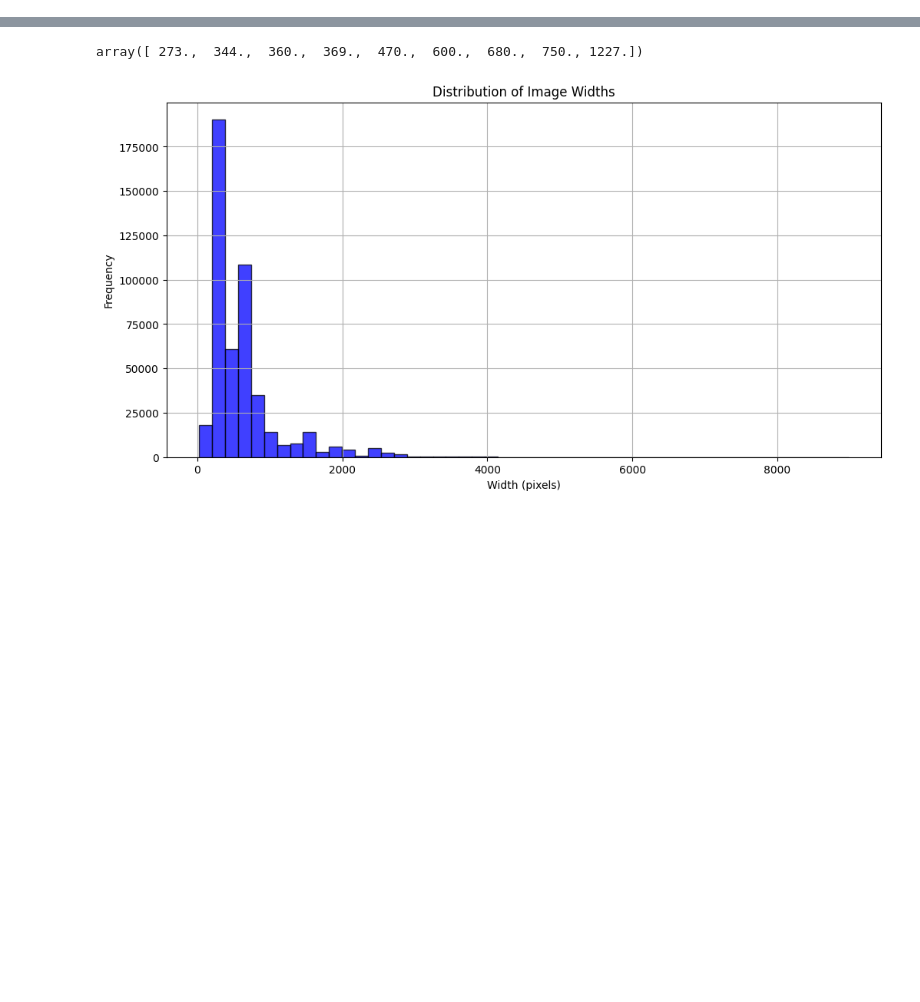
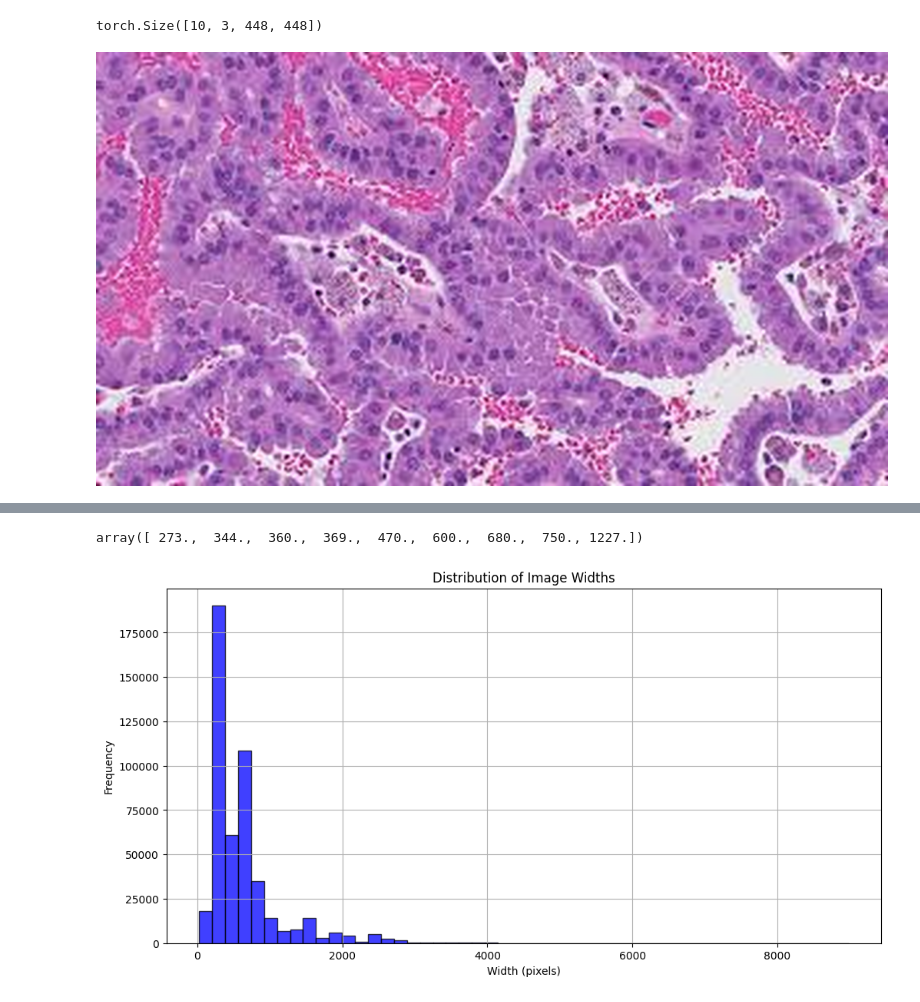
Before and after one commit to KaiHe-CatOwner/PathLLM, a Jupyter notebook: test.ipynb, the cells around one changed output, grey strips where cells are left out. Saved outputs shown, nothing was run; the diff lists cells and outputs as text; code cells hidden in the pictures; blank space fills up the shorter version.

Commit message:
update run patch

```diff
--- a/test.ipynb
+++ b/test.ipynb
@@ -40,0 +99,27 @@ train_dataset = dataset
+# %%
+data_collator = MyDataCollatorForPPathVLMTest(tokenizer=tokenizer, image_processor=model.image_processor)
+
+image_paths = glob('/home/z/zeyugao/PathLLM/test_images/*.jpeg')
+
+patch_list = []
+num_list = []
+text_list = []
+
+for image_path in image_paths:
+    image = Image.open(image_path)
+    image = data_collator._resize_image(image)
+    patches = data_collator._crop_image(image) # [448x448]
+    patches = [model.image_processor(patch) for patch in patches]
+    num_list.append(len(patches))
+    patch_list += patches
+    text_list.append(f"<DES>")
+
+patch_list = torch.stack(patch_list) # [448x448]
+
+input_dic = tokenizer(text_list, return_tensors="pt")
+input_dic["image"] = patch_list
+input_dic["patch_num"] = num_list
+# %%
+patch_list.shape
+# %% [output]
+torch.Size([10, 3, 448, 448])
@@ -40,0 +131,4 @@ train_dataset = dataset
+# %%
+image
+# %% [output]
+[figure, added]
```
Also changed, not shown: parts of 7 cells of this notebook, 18 other files.
